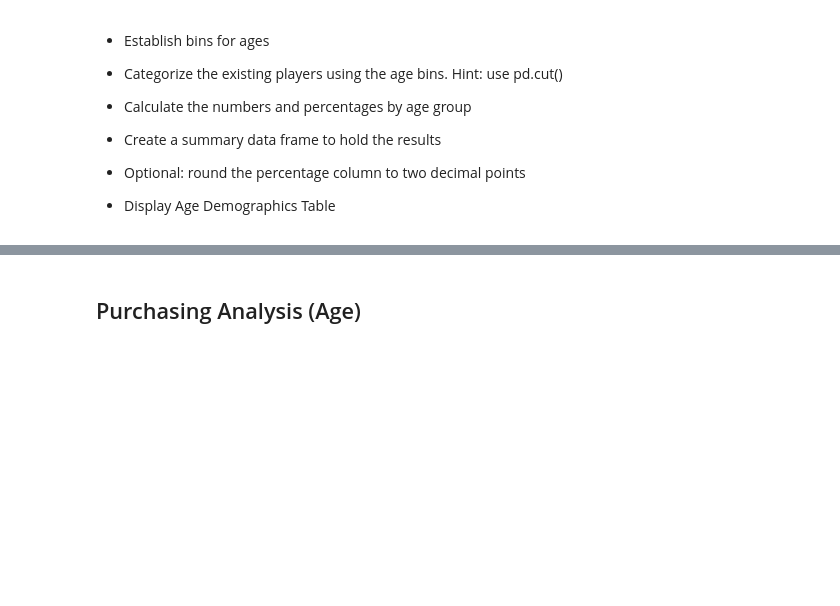
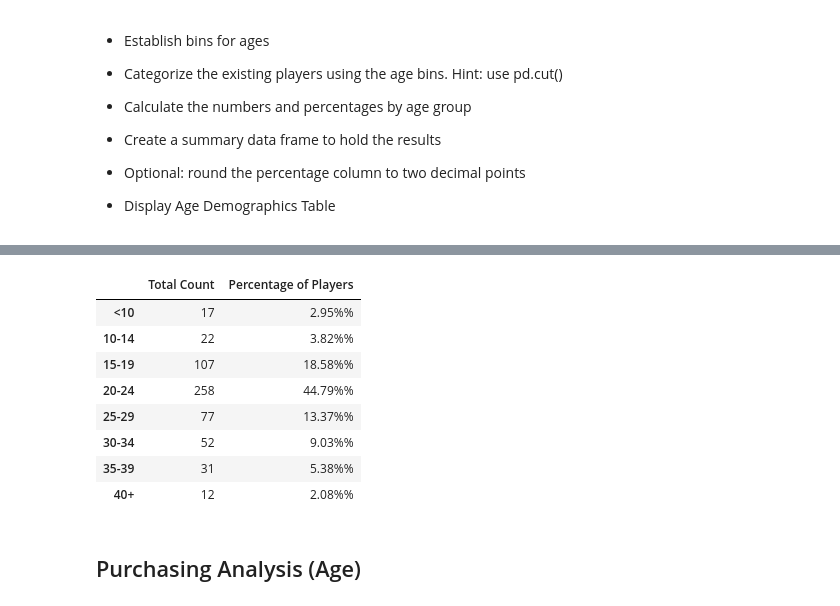
Before and after one commit to sammy10060102/pandas-challenge, a Jupyter notebook: HeroesOfPymoli/HeroesOfPymoli_starter.ipynb, the cells around one changed output, grey strips where cells are left out. Drawn from its saved outputs; the diff is of its cells as text; code cells hidden in the pictures; blank space fills up the shorter version.

Commit message:
added age demographics section

```diff
--- a/HeroesOfPymoli/HeroesOfPymoli_starter.ipynb
+++ b/HeroesOfPymoli/HeroesOfPymoli_starter.ipynb
@@ -208,3 +197,42 @@ purchase_analysis_summary
+# %%
+#  Establish bins for ages
+age_bin = [1, 9.90, 14.90, 19.90, 24.90, 29.90, 34.90, 39.90, 100]
+names = ["<10", "10-14", "15-19", "20-24", "25-29", "30-34", "35-39", "40+"]
+
+# Categorize the existing players using the age bins. Hint: use pd.cut()
+purchase_data["Age Group"] = pd.cut(purchase_data["Age"], age_bin, labels=names)
+
+# seperate age group data
+age_count = purchase_data.groupby("Age Group")
+
+# Calculate the numbers and percentages by age group
+age_total_count = age_count["SN"].nunique()
+
+#    Round to 2 decimal
+age_percentage = round((age_total_count/total_players) * 100, 2)
+
+# Creating Age demographics dataframe
+age_demographics_df = pd.DataFrame({"Total Count": age_total_count,
+                                 "Percentage of Players": age_percentage})
+
+# Adding % to the percentage column
+age_demographics_df["Percentage of Players"] = age_demographics["Percentage of Players"].astype(str)+'%'
+
+# # Removing the first column name
+age_demographics_df.index.name = None
+
+# Displaying the Age demographics dataframe
+age_demographics_df
+# %% [output]
+|  | Total Count | Percentage of Players |
+| <10 | 17 | 2.95%% |
+| 10-14 | 22 | 3.82%% |
+| 15-19 | 107 | 18.58%% |
+| 20-24 | 258 | 44.79%% |
+| 25-29 | 77 | 13.37%% |
+| 30-34 | 52 | 9.03%% |
+| 35-39 | 31 | 5.38%% |
+| 40+ | 12 | 2.08%% |
 # %% [markdown]
 ## Purchasing Analysis (Age)
 # %% [markdown]
```
Also changed, not shown: parts of 1 cell of this notebook.
